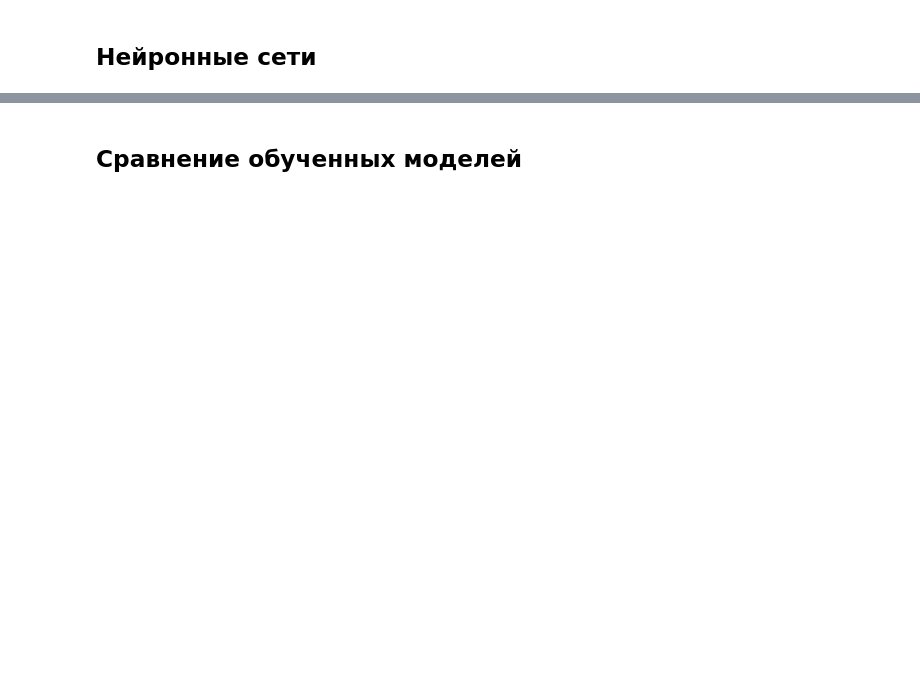
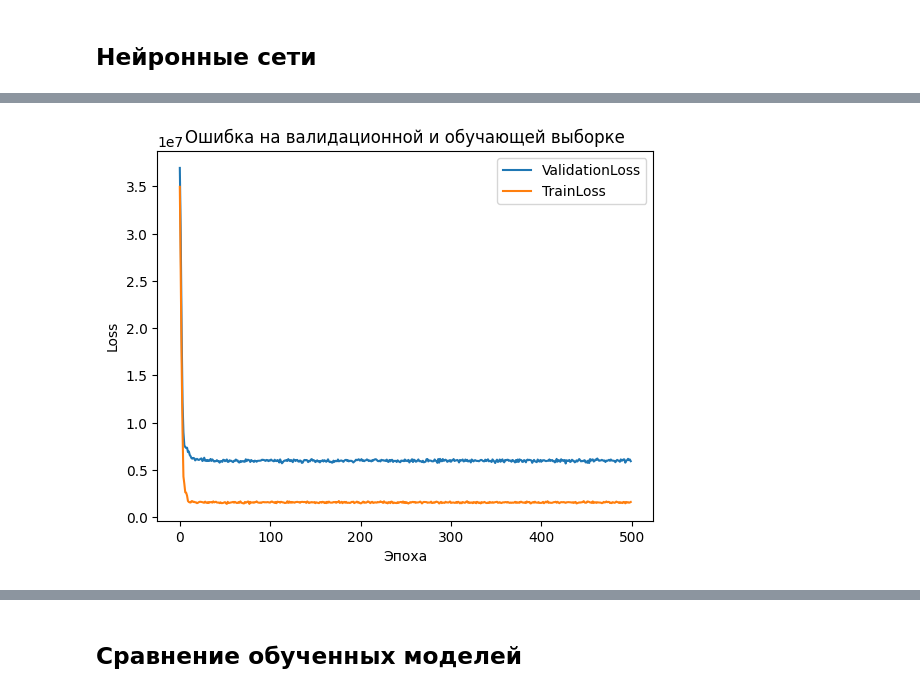
Before and after one commit to dmkhlnk/Wild-Blueberry-Yield-Dataset, a Jupyter notebook: BlueBerry_yields_prediction_.ipynb, the cells around one changed output, grey strips where cells are left out. Cells and saved outputs as stored; diff of their text form; code cells hidden in the pictures; blank space fills up the shorter version.

```diff
--- a/BlueBerry_yields_prediction_.ipynb
+++ b/BlueBerry_yields_prediction_.ipynb
@@ -423,4 +542,6 @@ y_test_tensor = torch.FloatTensor(y_test.values).reshape(-1, 1)
 # %%
 train_dataset = TensorDataset(X_train_tensor, y_train_tensor)
+val_dataset = TensorDataset(X_test_tensor, y_test_tensor)
 train_loader = DataLoader(train_dataset, batch_size=64, shuffle=True)
+val_loader = DataLoader(val_dataset, batch_size =64, shuffle = True)
 # %%
@@ -478,0 +591,8 @@ sns.lineplot(train_losses)
+# %%
+start = time.time()
+train_losses = train_mlp_with_validation(mlp_model, train_loader, val_loader,  num_epochs=500)
+end = time.time()
+
+training_time_ols = end - start
+learning_time['MLP'] = round(training_time_ols, 4)
+print(f"Время обучения MLP: {training_time_ols:.4f} секунд")
@@ -479,3 +617,17 @@ sns.lineplot(train_losses)
+# %%
+train_losses1 = train_losses[0]
+validation_losses = train_losses[1]
+
+# Создаем график
+sns.lineplot(x=range(len(train_losses1)), y=train_losses1, label='ValidationLoss')
+sns.lineplot(x=range(len(validation_losses)), y=validation_losses, label='TrainLoss' )
+
+plt.title('Ошибка на валидационной и обучающей выборке')
+plt.ylabel('Loss')
+plt.xlabel('Эпоха')
+plt.show()
+# %% [output]
+[figure, added]
 # %%
 mlp_model.eval()
 with torch.no_grad():
```
Also changed, not shown: parts of 33 cells of this notebook.
